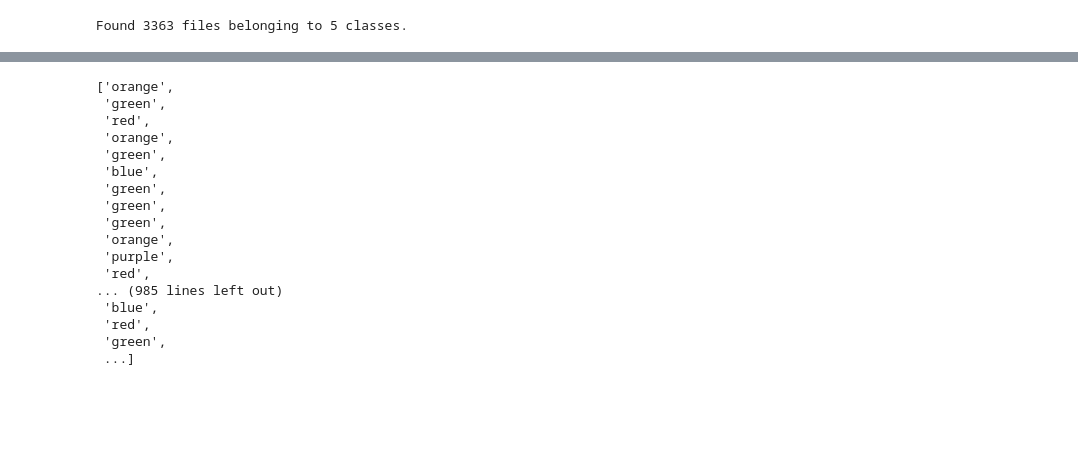
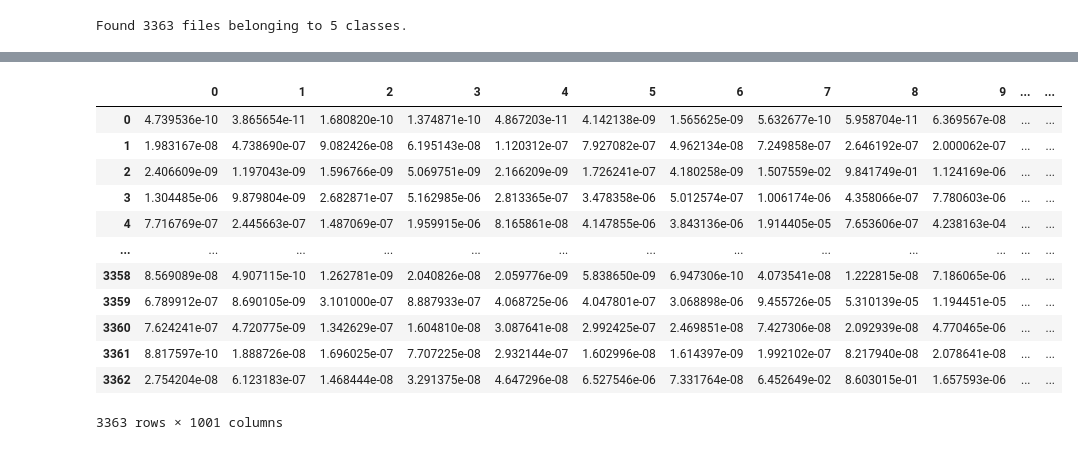
Before and after one commit to MariaLuizaLogrado/image-embeddings-pca, a Jupyter notebook: main.ipynb, the cells around one changed output, grey strips where cells are left out. Cells and saved outputs as stored; diff of their text form; code cells hidden in the pictures; blank space fills up the shorter version.

```diff
--- a/main.ipynb
+++ b/main.ipynb
@@ -61,5 +65,23 @@ labels_array = np.concatenate(labels_list, axis=0)
 # %%
 from sklearn.decomposition import PCA
 from sklearn.model_selection import train_test_split, KFold
 from sklearn.preprocessing import StandardScaler, MinMaxScaler
+import pandas as pd
+
+df = pd.read_csv("embeddings.csv")
+df
+# %% [output]
+|  | 0 | 1 | 2 | 3 | 4 | 5 | 6 | 7 | 8 | 9 | ... | ... |
+| 0 | 4.739536e-10 | 3.865654e-11 | 1.680820e-10 | 1.374871e-10 | 4.867203e-11 | 4.142138e-09 | 1.565625e-09 | 5.632677e-10 | 5.958704e-11 | 6.369567e-08 | ... | ... |
+| 1 | 1.983167e-08 | 4.738690e-07 | 9.082426e-08 | 6.195143e-08 | 1.120312e-07 | 7.927082e-07 | 4.962134e-08 | 7.249858e-07 | 2.646192e-07 | 2.000062e-07 | ... | ... |
+| 2 | 2.406609e-09 | 1.197043e-09 | 1.596766e-09 | 5.069751e-09 | 2.166209e-09 | 1.726241e-07 | 4.180258e-09 | 1.507559e-02 | 9.841749e-01 | 1.124169e-06 | ... | ... |
+| 3 | 1.304485e-06 | 9.879804e-09 | 2.682871e-07 | 5.162985e-06 | 2.813365e-07 | 3.478358e-06 | 5.012574e-07 | 1.006174e-06 | 4.358066e-07 | 7.780603e-06 | ... | ... |
+| 4 | 7.716769e-07 | 2.445663e-07 | 1.487069e-07 | 1.959915e-06 | 8.165861e-08 | 4.147855e-06 | 3.843136e-06 | 1.914405e-05 | 7.653606e-07 | 4.238163e-04 | ... | ... |
+| ... | ... | ... | ... | ... | ... | ... | ... | ... | ... | ... | ... | ... |
+| 3358 | 8.569089e-08 | 4.907115e-10 | 1.262781e-09 | 2.040826e-08 | 2.059776e-09 | 5.838650e-09 | 6.947306e-10 | 4.073541e-08 | 1.222815e-08 | 7.186065e-06 | ... | ... |
+| 3359 | 6.789912e-07 | 8.690105e-09 | 3.101000e-07 | 8.887933e-07 | 4.068725e-06 | 4.047801e-07 | 3.068898e-06 | 9.455726e-05 | 5.310139e-05 | 1.194451e-05 | ... | ... |
+| 3360 | 7.624241e-07 | 4.720775e-09 | 1.342629e-07 | 1.604810e-08 | 3.087641e-08 | 2.992425e-07 | 2.469851e-08 | 7.427306e-08 | 2.092939e-08 | 4.770465e-06 | ... | ... |
+| 3361 | 8.817597e-10 | 1.888726e-08 | 1.696025e-07 | 7.707225e-08 | 2.932144e-07 | 1.602996e-08 | 1.614397e-09 | 1.992102e-07 | 8.217940e-08 | 2.078641e-08 | ... | ... |
+| 3362 | 2.754204e-08 | 6.123183e-07 | 1.468444e-08 | 3.291375e-08 | 4.647296e-08 | 6.527546e-06 | 7.331764e-08 | 6.452649e-02 | 8.603015e-01 | 1.657593e-06 | ... | ... |
+3363 rows × 1001 columns
 # %%
@@ -67,23 +90,4 @@ X_train, X_test, y_train, y_test = train_test_split(embeddings_array, labels_arr
 # %%
 colo = {0: 'red', 1: 'blue', 2: 'green', 3: 'orange', 4: 'purple'}
 colors = [colo[label] for label in y_train]
-colors
-# %% [output]
-['orange',
- 'green',
- 'red',
- 'orange',
- 'green',
- 'blue',
- 'green',
- 'green',
- 'green',
- 'orange',
- 'purple',
- 'red',
-... (985 lines left out)
- 'blue',
- 'red',
- 'green',
- ...]
 # %%
```
Also changed, not shown: parts of 9 cells of this notebook, 1 other file.
